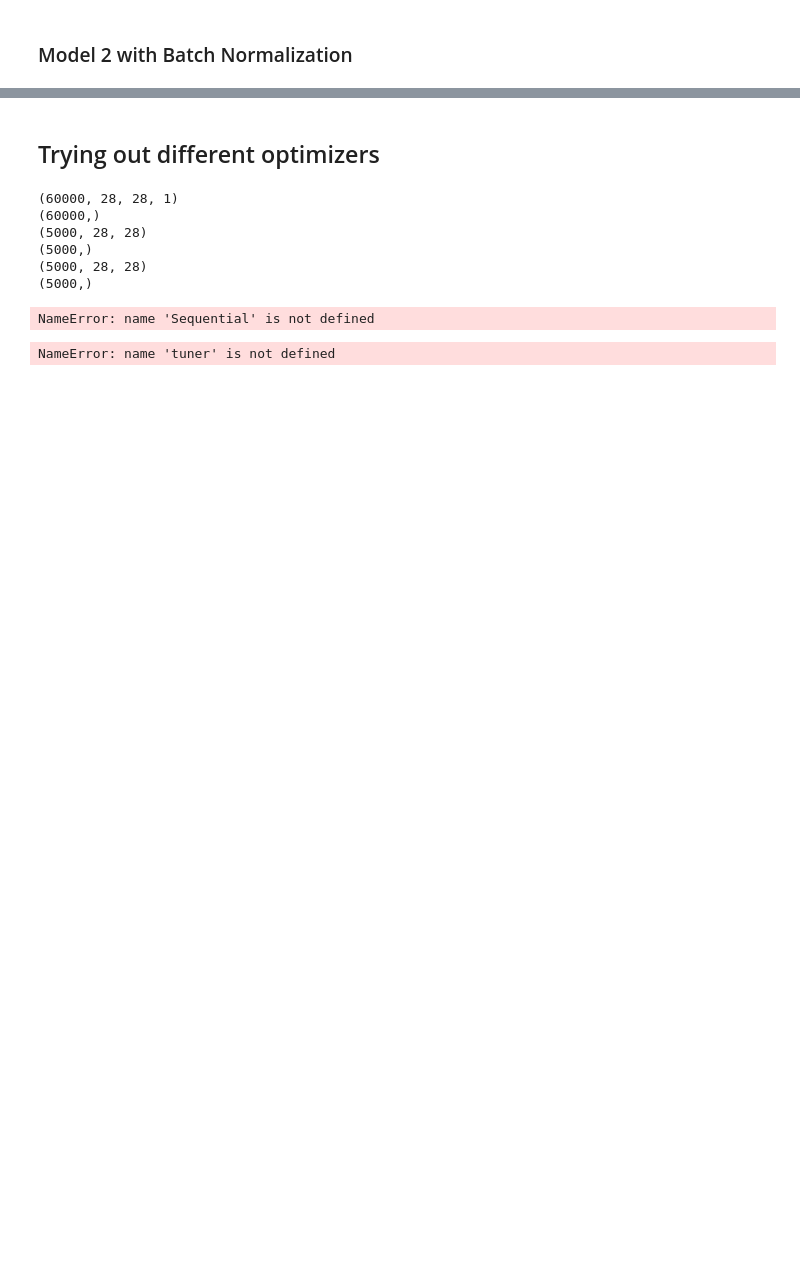
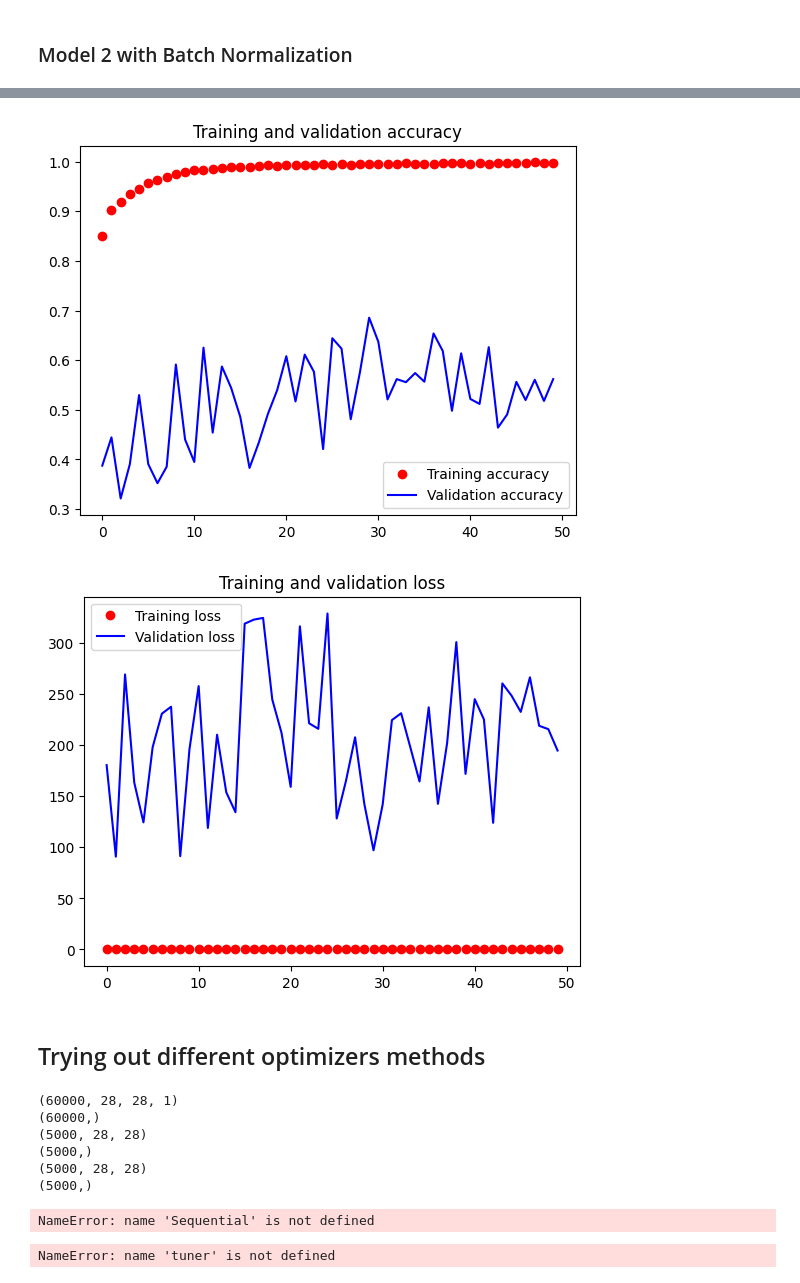
Before and after one commit to Xyl0w/DeepLearning_CA1, a Jupyter notebook: Assignment_1/work.ipynb, the cells around one changed output, grey strips where cells are left out. Drawn from its saved outputs; the diff is of its cells as text; code cells hidden in the pictures; blank space fills up the shorter version.

```diff
--- a/Assignment_1/work.ipynb
+++ b/Assignment_1/work.ipynb
@@ -993,0 +940,13 @@ Epoch 36/50
+# %%
+# Import the EarlyStopping and ModelCheckpoint callbacks
+from keras.callbacks import EarlyStopping, ModelCheckpoint
+checkpoint = ModelCheckpoint('regularizer_model_2_DO_BN.hdf5', save_best_only = True)
+# Early stop on validation accuracy
+monitor_val_acc = EarlyStopping(monitor = 'val_accuracy', patience = 100)
+# %%
+history = build_model_l2(l2_loss_lambda=0.0000010).fit(x_train,y_train,
+        batch_size=64,
+          epochs=50,
+          verbose=1,
+          callbacks=[checkpoint, monitor_val_acc],
+          validation_data = (x_valid, y_valid))
@@ -993,0 +971,20 @@ Epoch 36/50
+# %%
+score = history.model.evaluate(x_test, y_test, verbose=0)
+print('Test loss:', score[0])
+print('Test accuracy:', score[1])
+accuracy = history.history['accuracy']
+val_accuracy = history.history['val_accuracy']
+loss = history.history['loss']
+val_loss = history.history['val_loss']
+epochs = range(len(accuracy))
+plt.plot(epochs, accuracy, 'ro', label='Training accuracy')
+plt.plot(epochs, val_accuracy, 'b', label='Validation accuracy')
+plt.title('Training and validation accuracy')
+plt.legend()
+plt.figure()
+plt.plot(epochs, loss, 'ro', label='Training loss')
+plt.plot(epochs, val_loss, 'b', label='Validation loss')
+plt.title('Training and validation loss')
+plt.legend()
+plt.show()
+# %% [output]
@@ -994,3 +993,5 @@ Epoch 36/50
+[figure, added]
+[figure, added]
 # %%
 def model_2_create():
     model_2 = Sequential()
@@ -1014,7 +1015,7 @@ def model_2_create():
     model_2.summary()
     return model_2
 # %% [markdown]
-## Trying out different optimizers
+## Trying out different optimizers methods
 # %%
 #Get back original x_train,x_test,x_valid
 from sklearn.model_selection import train_test_split
```
Also changed, not shown: parts of 65 cells of this notebook, 5 other files.
